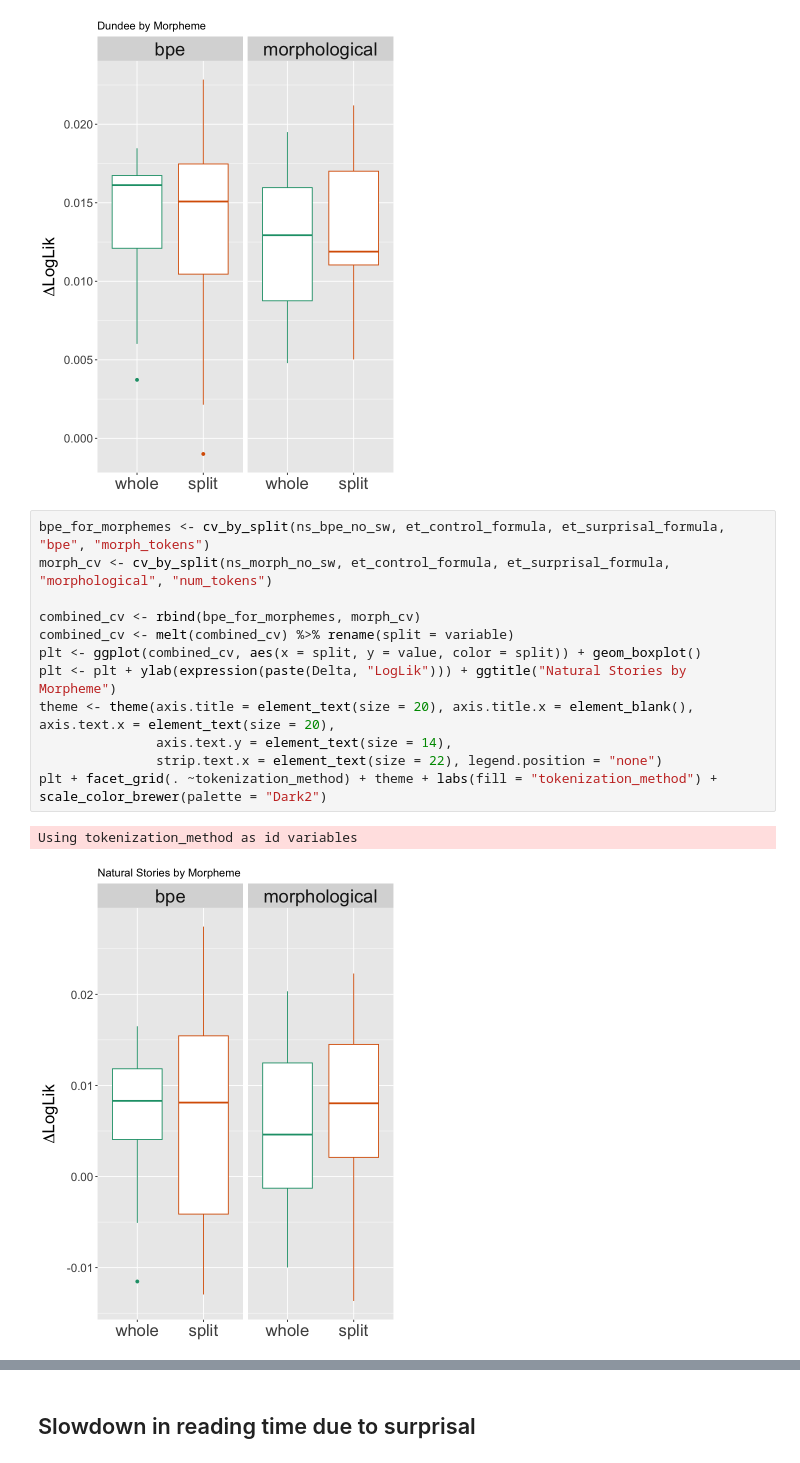
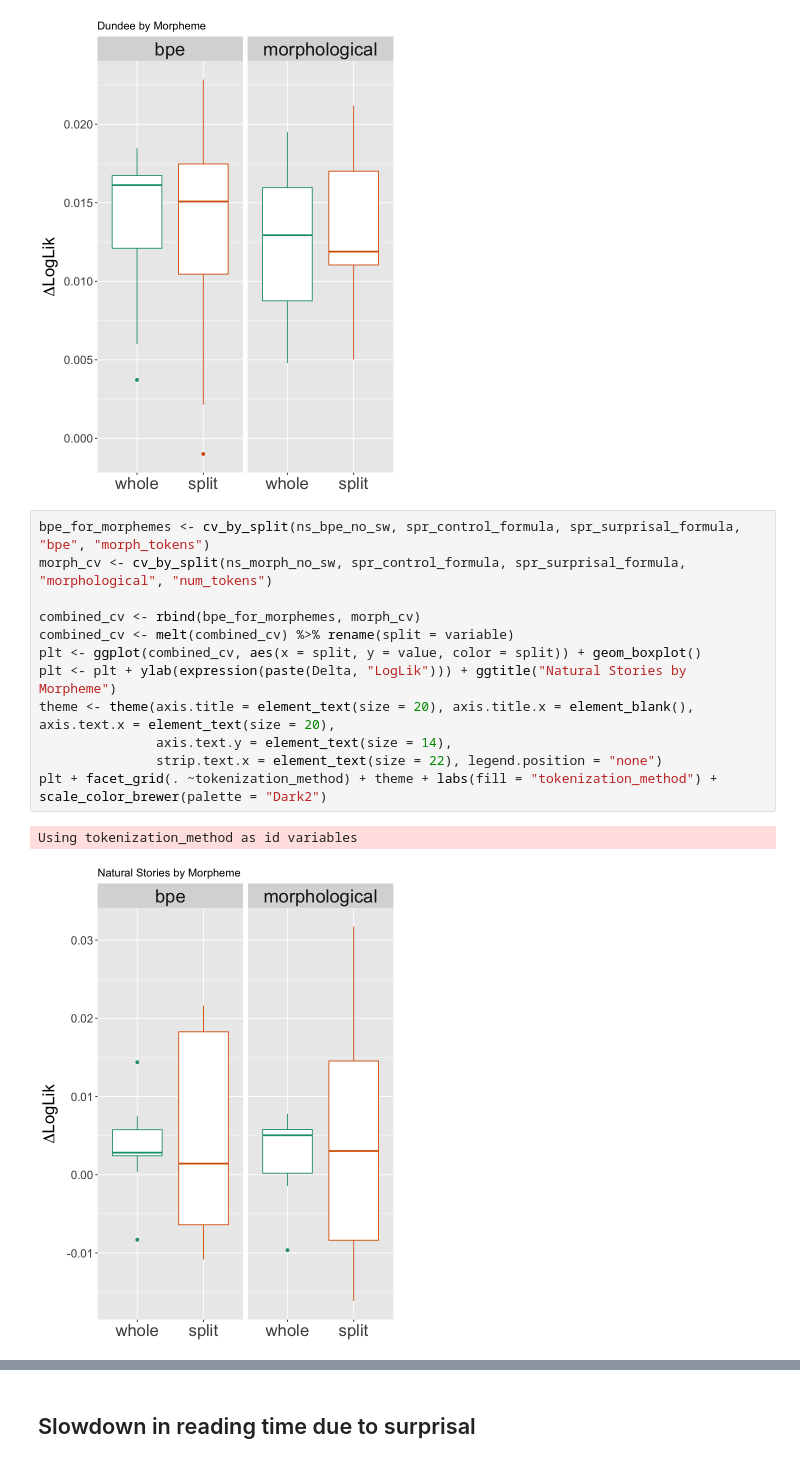
Before and after one commit to sathvikn/dl-psych-tokenization, a Jupyter notebook: regression_analysis.ipynb, the cells around one changed output, grey strips where cells are left out. Saved outputs shown, nothing was run; the diff lists cells and outputs as text.

Commit message:
analyses of BPE surprisal without stopwords

```diff
--- a/regression_analysis.ipynb
+++ b/regression_analysis.ipynb
@@ -657,17 +657,17 @@ plt + facet_grid(. ~tokenization_method) + theme + labs(fill = "tokenization_met
 Using tokenization_method as id variables
 [figure]
 # %%
-bpe_for_morphemes <- cv_by_split(ns_bpe_no_sw, et_control_formula, et_surprisal_formula, "bpe", "morph_tokens")
-morph_cv <- cv_by_split(ns_morph_no_sw, et_control_formula, et_surprisal_formula, "morphological", "num_tokens")
+bpe_for_morphemes <- cv_by_split(ns_bpe_no_sw, spr_control_formula, spr_surprisal_formula, "bpe", "morph_tokens")
+morph_cv <- cv_by_split(ns_morph_no_sw, spr_control_formula, spr_surprisal_formula, "morphological", "num_tokens")
 
 combined_cv <- rbind(bpe_for_morphemes, morph_cv)
 combined_cv <- melt(combined_cv) %>% rename(split = variable)
 plt <- ggplot(combined_cv, aes(x = split, y = value, color = split)) + geom_boxplot()
 plt <- plt + ylab(expression(paste(Delta, "LogLik"))) + ggtitle("Natural Stories by Morpheme")
 theme <- theme(axis.title = element_text(size = 20), axis.title.x = element_blank(), axis.text.x = element_text(size = 20),
                axis.text.y = element_text(size = 14),
                strip.text.x = element_text(size = 22), legend.position = "none")
 plt + facet_grid(. ~tokenization_method) + theme + labs(fill = "tokenization_method") + scale_color_brewer(palette = "Dark2")
 # %% [output]
 Using tokenization_method as id variables
-[figure, old version]
+[figure, new version]
```
Also changed, not shown: parts of 31 cells of this notebook, 3 other files.
